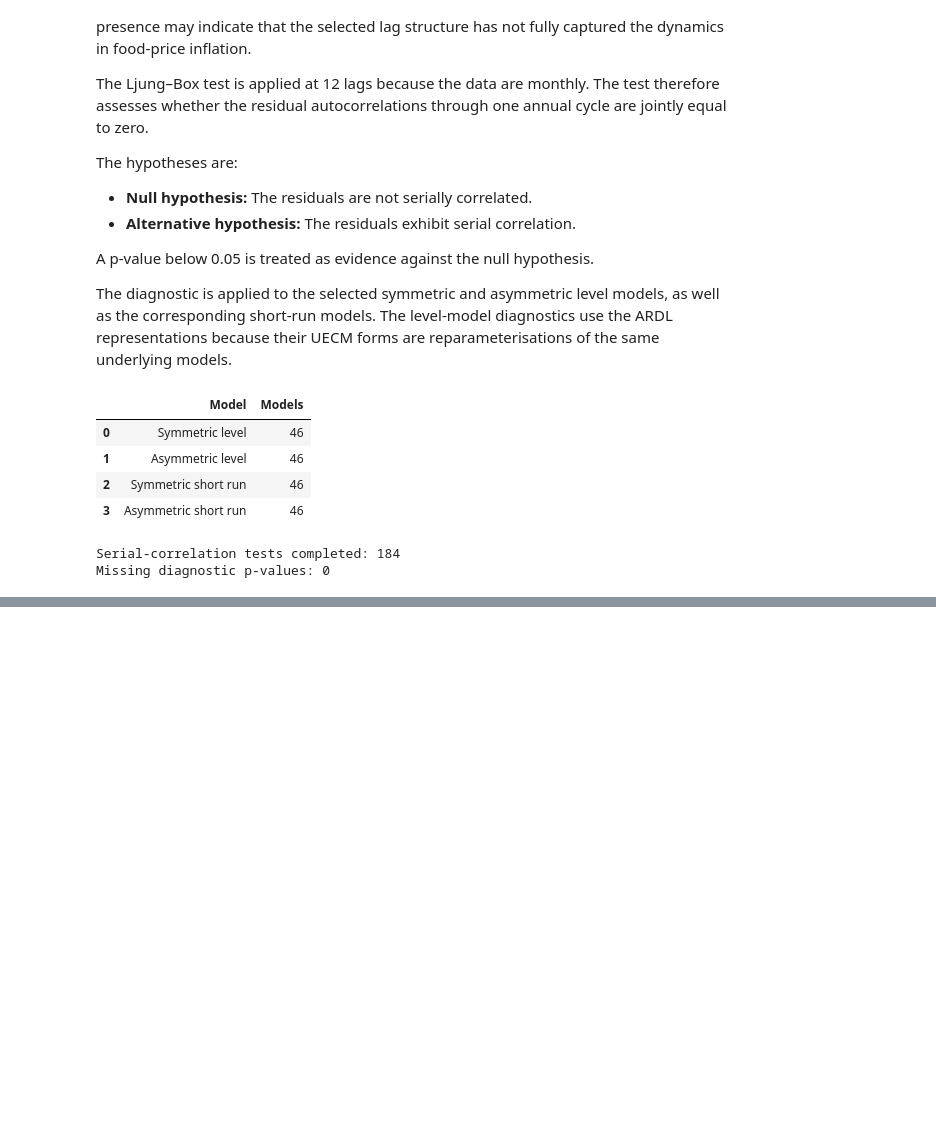
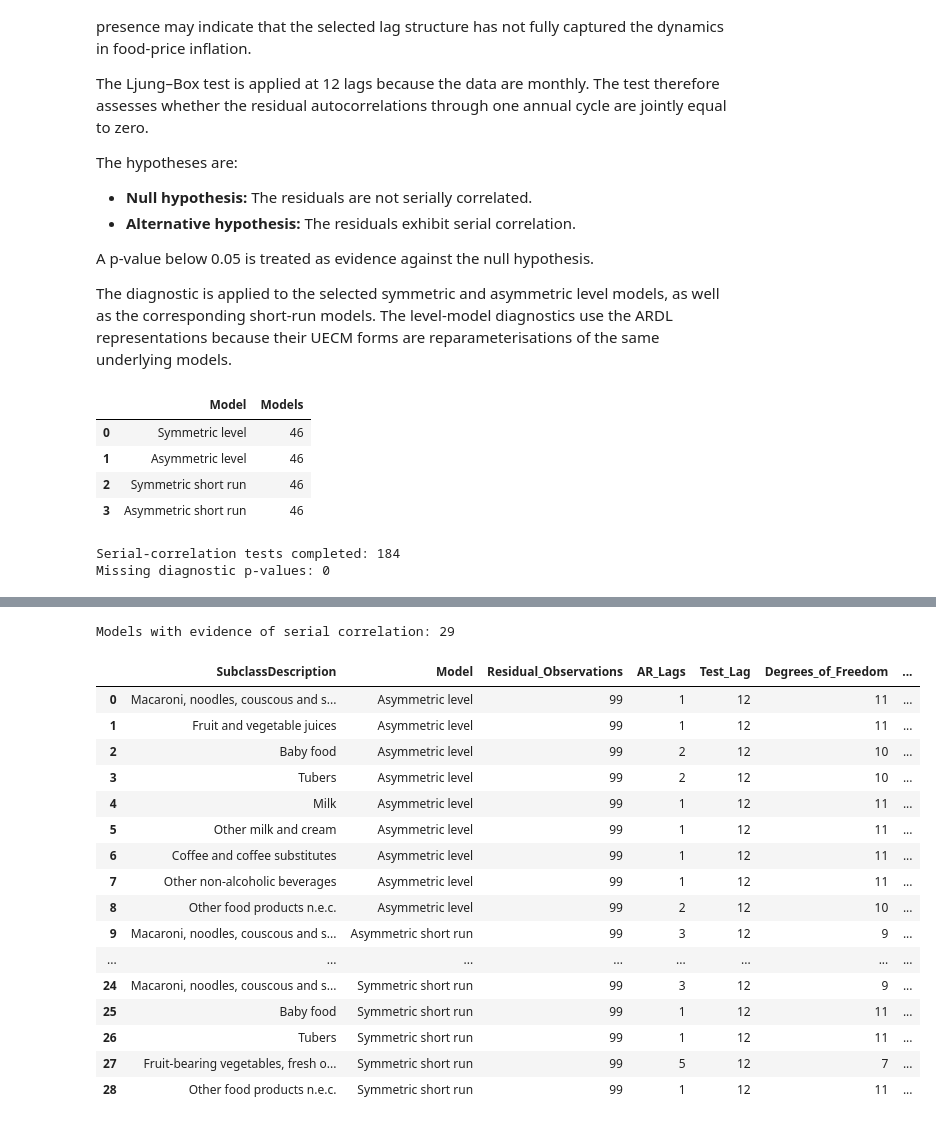
Before and after one commit to MasindiManaga/ERPT_ML_Research, a Jupyter notebook: notebooks/07_Econometric_Results_and_Diagnostics.ipynb, the cells around one changed output, grey strips where cells are left out. Cells and saved outputs as stored; diff of their text form; code cells hidden in the pictures; blank space fills up the shorter version.

Commit message:
Update Library and Assess long run model

```diff
--- a/notebooks/07_Econometric_Results_and_Diagnostics.ipynb
+++ b/notebooks/07_Econometric_Results_and_Diagnostics.ipynb
@@ -698,0 +729,39 @@ Missing diagnostic p-values: 0
+# %%
+# identify Models with Serial Correlation
+
+serial_correlation_failures = (
+    serial_correlation_results.loc[
+        ~serial_correlation_results["No_Serial_Correlation"]
+    ]
+    .sort_values(["Model", "P_Value"])
+    .reset_index(drop=True)
+)
+
+print(
+    "Models with evidence of serial correlation:",
+    len(serial_correlation_failures),
+)
+
+if serial_correlation_failures.empty:
+    print("No models failed the Ljung–Box test at the 5% level.")
+else:
+    display(serial_correlation_failures)
+# %% [output]
+Models with evidence of serial correlation: 29
+|  | SubclassDescription | Model | Residual_Observations | AR_Lags | Test_Lag | Degrees_of_Freedom | ... |
+| 0 | Macaroni, noodles, couscous and s... | Asymmetric level | 99 | 1 | 12 | 11 | ... |
+| 1 | Fruit and vegetable juices | Asymmetric level | 99 | 1 | 12 | 11 | ... |
+| 2 | Baby food | Asymmetric level | 99 | 2 | 12 | 10 | ... |
+| 3 | Tubers | Asymmetric level | 99 | 2 | 12 | 10 | ... |
+| 4 | Milk | Asymmetric level | 99 | 1 | 12 | 11 | ... |
+| 5 | Other milk and cream | Asymmetric level | 99 | 1 | 12 | 11 | ... |
+| 6 | Coffee and coffee substitutes | Asymmetric level | 99 | 1 | 12 | 11 | ... |
+| 7 | Other non-alcoholic beverages | Asymmetric level | 99 | 1 | 12 | 11 | ... |
+| 8 | Other food products n.e.c. | Asymmetric level | 99 | 2 | 12 | 10 | ... |
+| 9 | Macaroni, noodles, couscous and s... | Asymmetric short run | 99 | 3 | 12 | 9 | ... |
+| ... | ... | ... | ... | ... | ... | ... | ... |
+| 24 | Macaroni, noodles, couscous and s... | Symmetric short run | 99 | 3 | 12 | 9 | ... |
+| 25 | Baby food | Symmetric short run | 99 | 1 | 12 | 11 | ... |
+| 26 | Tubers | Symmetric short run | 99 | 1 | 12 | 11 | ... |
+| 27 | Fruit-bearing vegetables, fresh o... | Symmetric short run | 99 | 5 | 12 | 7 | ... |
+| 28 | Other food products n.e.c. | Symmetric short run | 99 | 1 | 12 | 11 | ... |
```
Also changed, not shown: parts of 5 cells of this notebook.
